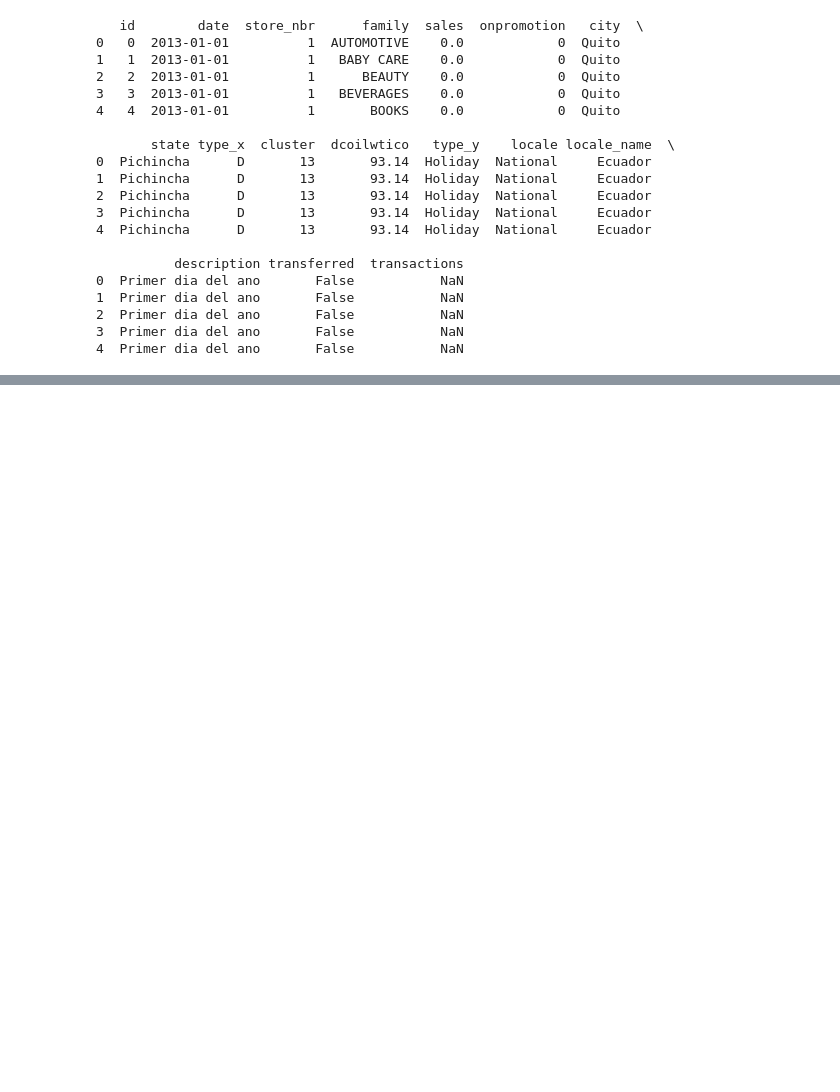
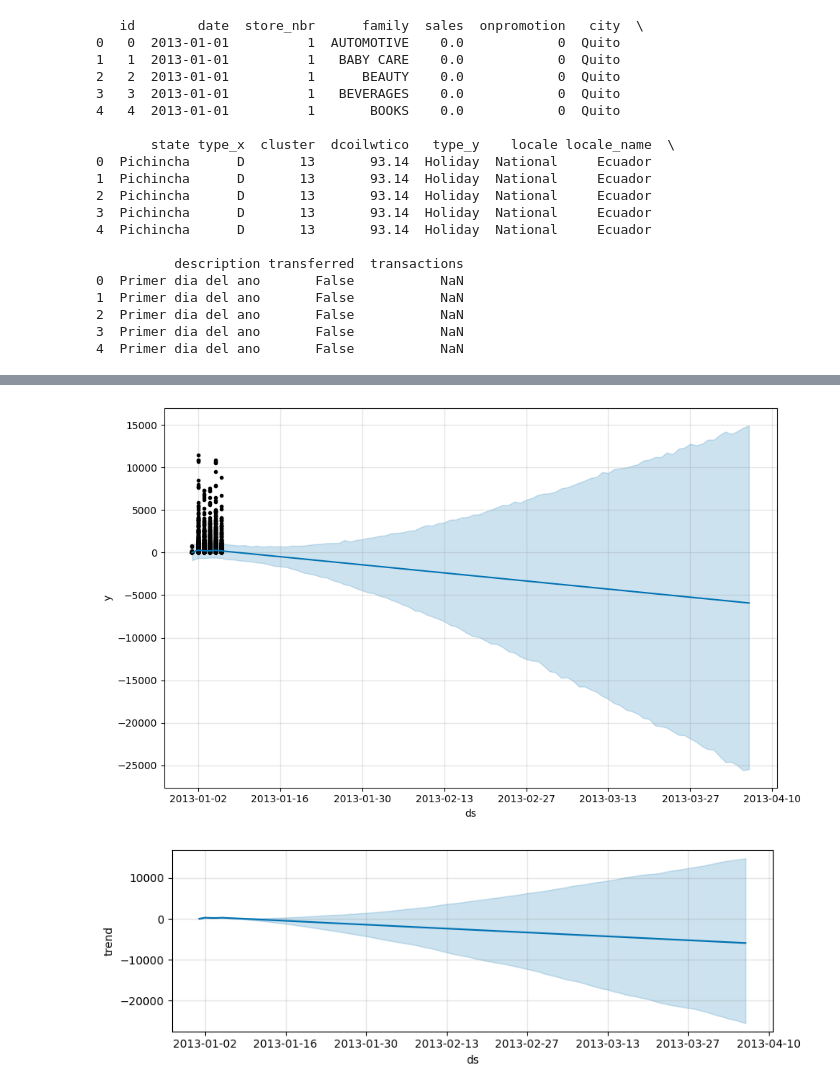
Before and after one commit to sand33p312/sales_store_time_series_forcasting, a Jupyter notebook: timeSeries_sales_strore.ipynb, the cells around one changed output, grey strips where cells are left out. Cells and saved outputs as stored; diff of their text form; code cells hidden in the pictures; blank space fills up the shorter version.

```diff
--- a/timeSeries_sales_strore.ipynb
+++ b/timeSeries_sales_strore.ipynb
@@ -22,7 +22,7 @@ df_oil = df_oil.infer_objects(copy=False)
 df_oil.interpolate(method='linear',inplace=True)
 df_oil.bfill(inplace=True)
 
-df_train=pd.read_csv(train_data_path)
+df_train = pd.read_csv(train_data_path, nrows=10000)  # Load only the first 10,000 rows
 df_test=pd.read_csv(test_data_path)
 df_stores=pd.read_csv(stores_data_path)
 df_holiday_event=pd.read_csv(holiday_event_data_path)
@@ -43,8 +43,18 @@ test_data=pd.merge(test_data,df_holiday_event,on='date',how='left')
 train_data=pd.merge(train_data,df_transactions,on=['date','store_nbr'],how='left')
 test_data=pd.merge(test_data,df_transactions,on=['date','store_nbr'],how='left')
 # %%
-# print(train_data.head())
-## now han
+print(train_data.head())
+# print(train_data.columns)
+
+# ## now change the Categorical columns into multiple binary columns(one for each category).
+cat_columns=['family','city','state','type_x','type_y','locale','locale_name','description','transferred']
+train_data=pd.get_dummies(train_data, columns=cat_columns, drop_first=True)
+test_data=pd.get_dummies(test_data, columns=cat_columns, drop_first=True)
+
+train_data.fillna(0,inplace=True)
+test_data.fillna(0,inplace=True)
+train_data['date']=pd.to_datetime(train_data['date'])
+train_data=train_data.astype(int)
 # %% [output]
    id        date  store_nbr      family  sales  onpromotion   city  \
 0   0  2013-01-01          1  AUTOMOTIVE    0.0            0  Quito
@@ -68,0 +165,47 @@ test_data=pd.merge(test_data,df_transactions,on=['date','store_nbr'],how='left')
+# %%
+from prophet import Prophet
+
+class ProphetPredictSales:
+    def __init__(self,data):
+        # Prepare the data in Prophet's required format: ds (date), y (target variable)
+        self.data=data.rename(columns={'date':'ds','sales':'y'})
+        self.data['ds']=pd.to_datetime(self.data['ds'])
+        # Converting only specific columns if needed
+        self.data['y'] = self.data['y'].astype(float)  # Ensure sales is a float
+
+        self.model=Prophet()
+
+    def fit(self):
+        # Fit the model to the training data
+        self.model.fit(self.data)
+
+    def predict(self,future_periods):
+        # Create a dataframe to hold future dates for forecasting
+        future=self.model.make_future_dataframe(periods=future_periods)
+        forecast=self.model.predict(future) # predicts the future instanses
+        return forecast
+
+    def plot(self, forecast):
+        # Plot the forecast
+        self.model.plot(forecast)
+        self.model.plot_components(forecast)
+
+import logging
+
+# Set up logging to see the output
+logging.basicConfig(level=logging.INFO)
+
+# Example usage
+if __name__ == "__main__":
+    # Load and preprocess your data here
+    # train_data = pd.read_csv('path_to_your_train_data.csv')
+
+    predictor = ProphetPredictSales(train_data)
+    predictor.fit()
+
+    # Predict sales for the next 90 days
+    forecast = predictor.predict(future_periods=90)
+
+    # Optionally plot the forecast
+    predictor.plot(forecast)
+# %% [output]
@@ -68,0 +229,2 @@ test_data=pd.merge(test_data,df_transactions,on=['date','store_nbr'],how='left')
+[figure, added]
+[figure, added]
```
Also changed, not shown: parts of 5 cells of this notebook.
